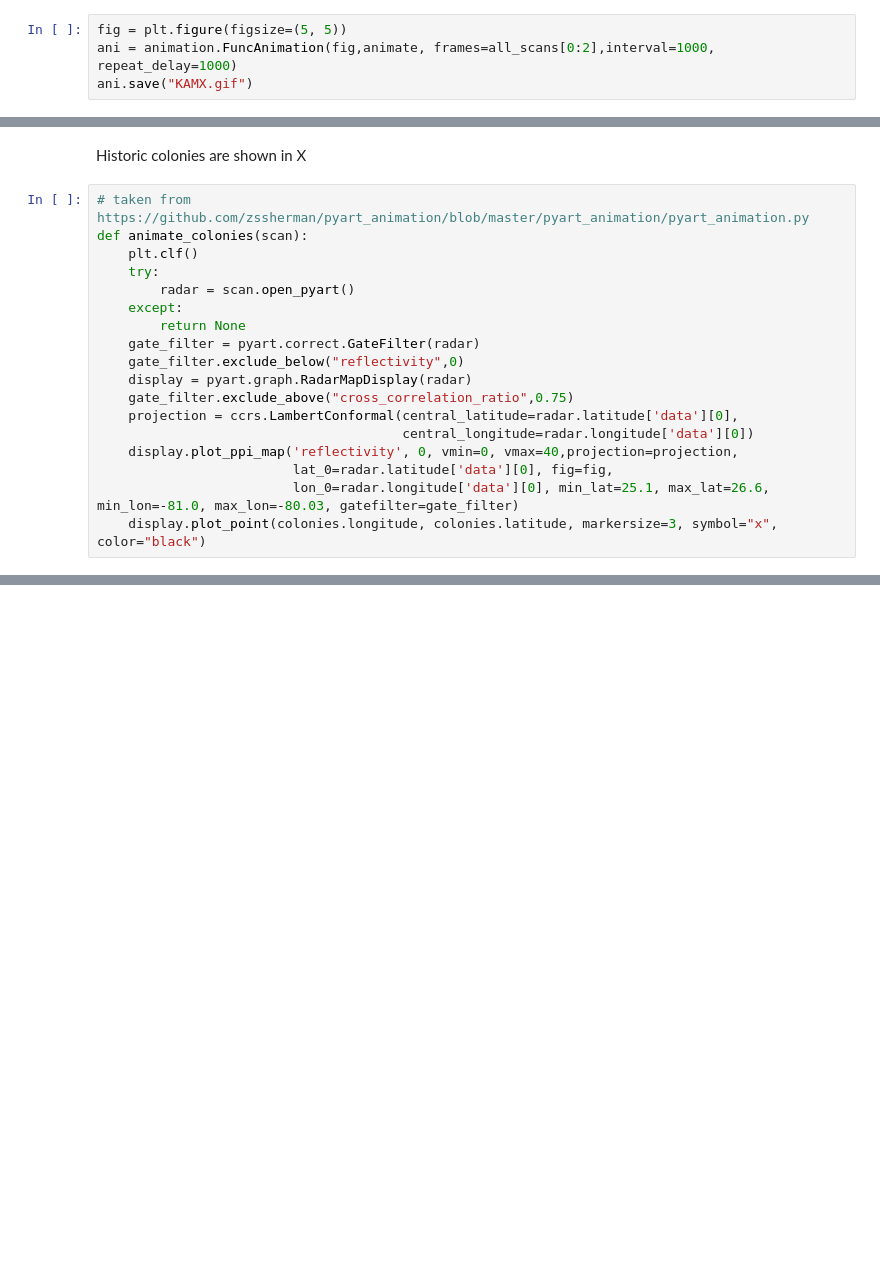
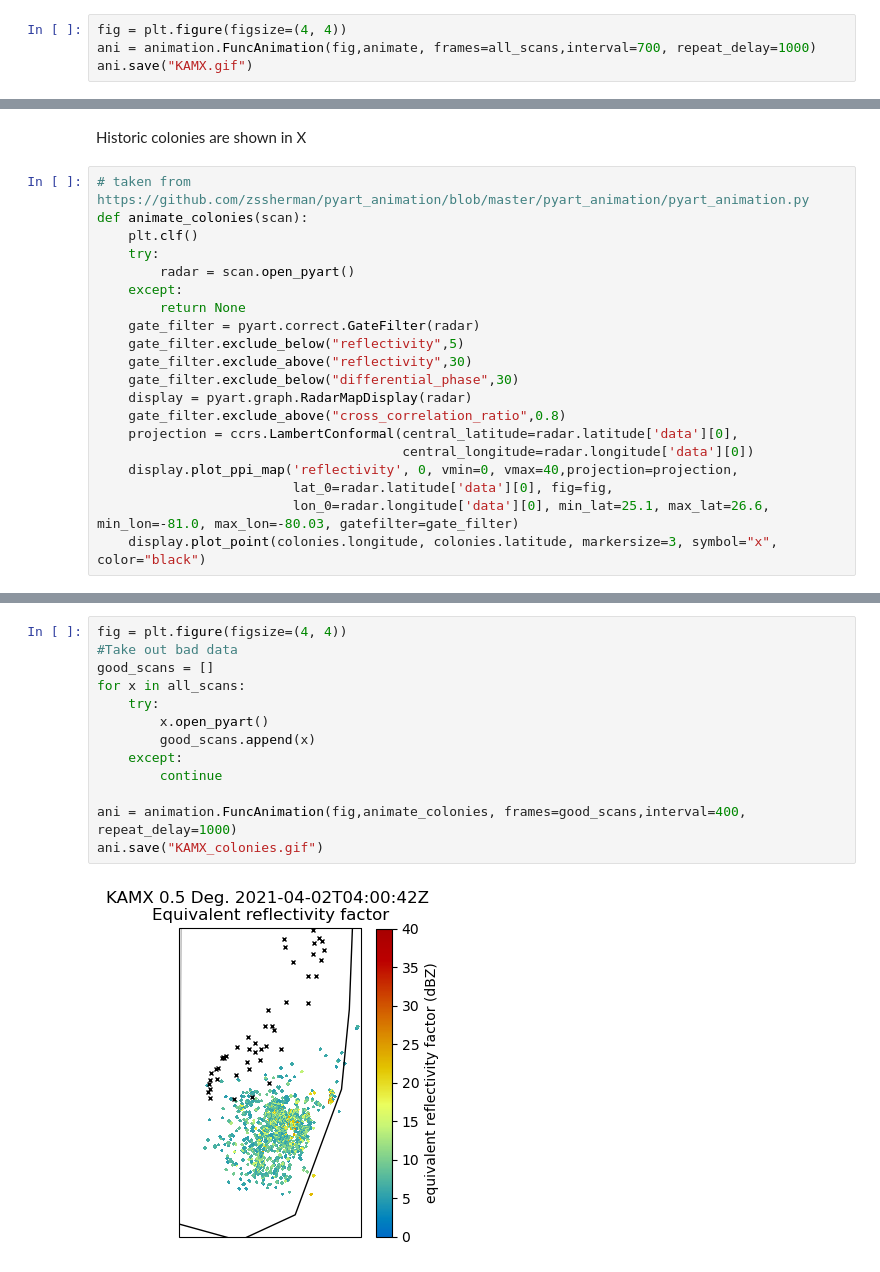
Before and after one commit to weecology/everglades_radar, a Jupyter notebook: Download.ipynb, the cells around one changed output, grey strips where cells are left out. Saved outputs shown, nothing was run; the diff lists cells and outputs as text; blank space fills up the shorter version.

```diff
--- a/Download.ipynb
+++ b/Download.ipynb
@@ -167,8 +171,8 @@ animate(all_scans[1])
 # %% [output]
 [figure]
 # %%
-fig = plt.figure(figsize=(5, 5))
-ani = animation.FuncAnimation(fig,animate, frames=all_scans[0:2],interval=1000, repeat_delay=1000)
+fig = plt.figure(figsize=(4, 4))
+ani = animation.FuncAnimation(fig,animate, frames=all_scans,interval=700, repeat_delay=1000)
 ani.save("KAMX.gif")
 # %% [output]
 [figure]
@@ -218,9 +222,11 @@ def animate_colonies(scan):
     except:
         return None
     gate_filter = pyart.correct.GateFilter(radar)
-    gate_filter.exclude_below("reflectivity",0)
+    gate_filter.exclude_below("reflectivity",5)
+    gate_filter.exclude_above("reflectivity",30)
+    gate_filter.exclude_below("differential_phase",30)
     display = pyart.graph.RadarMapDisplay(radar)
-    gate_filter.exclude_above("cross_correlation_ratio",0.75)
+    gate_filter.exclude_above("cross_correlation_ratio",0.8)
     projection = ccrs.LambertConformal(central_latitude=radar.latitude['data'][0],
                                        central_longitude=radar.longitude['data'][0])
     display.plot_ppi_map('reflectivity', 0, vmin=0, vmax=40,projection=projection,
@@ -229,0 +256,15 @@ def animate_colonies(scan):
+# %%
+fig = plt.figure(figsize=(4, 4))
+#Take out bad data
+good_scans = []
+for x in all_scans:
+    try:
+        x.open_pyart()
+        good_scans.append(x)
+    except:
+        continue
+
+ani = animation.FuncAnimation(fig,animate_colonies, frames=good_scans,interval=400, repeat_delay=1000)
+ani.save("KAMX_colonies.gif")
+# %% [output]
+[figure, added]
```
Also changed, not shown: parts of 9 cells of this notebook.
